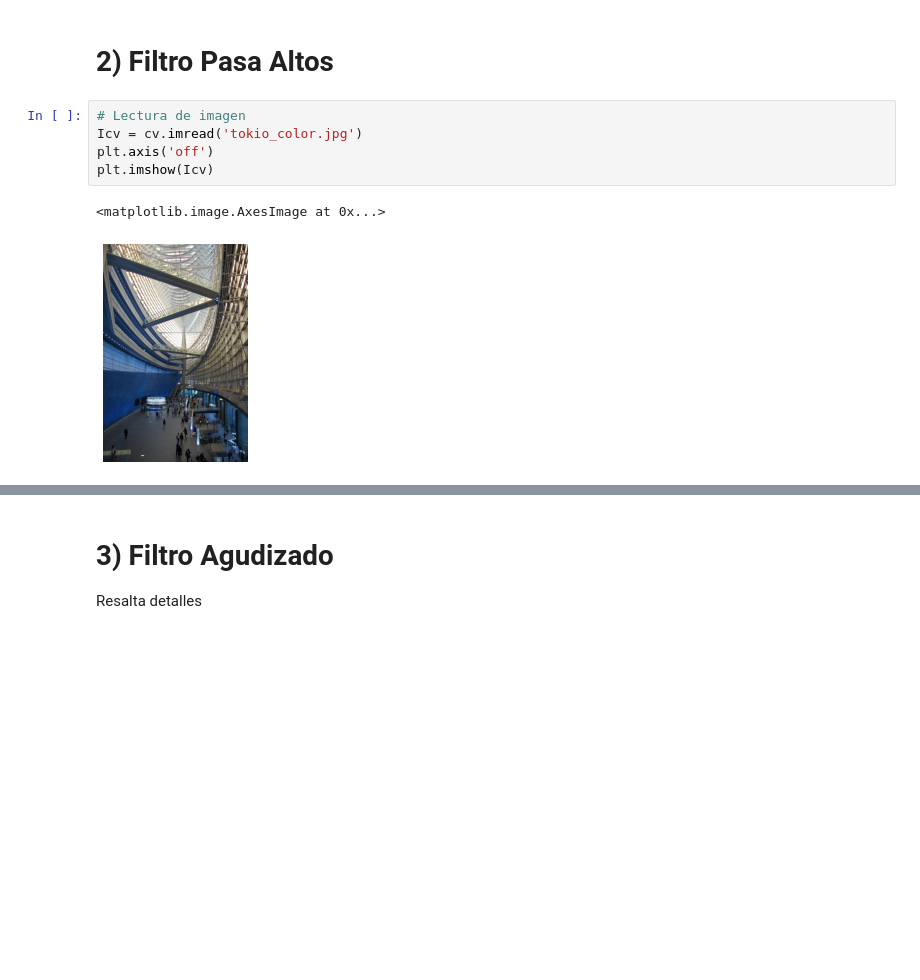
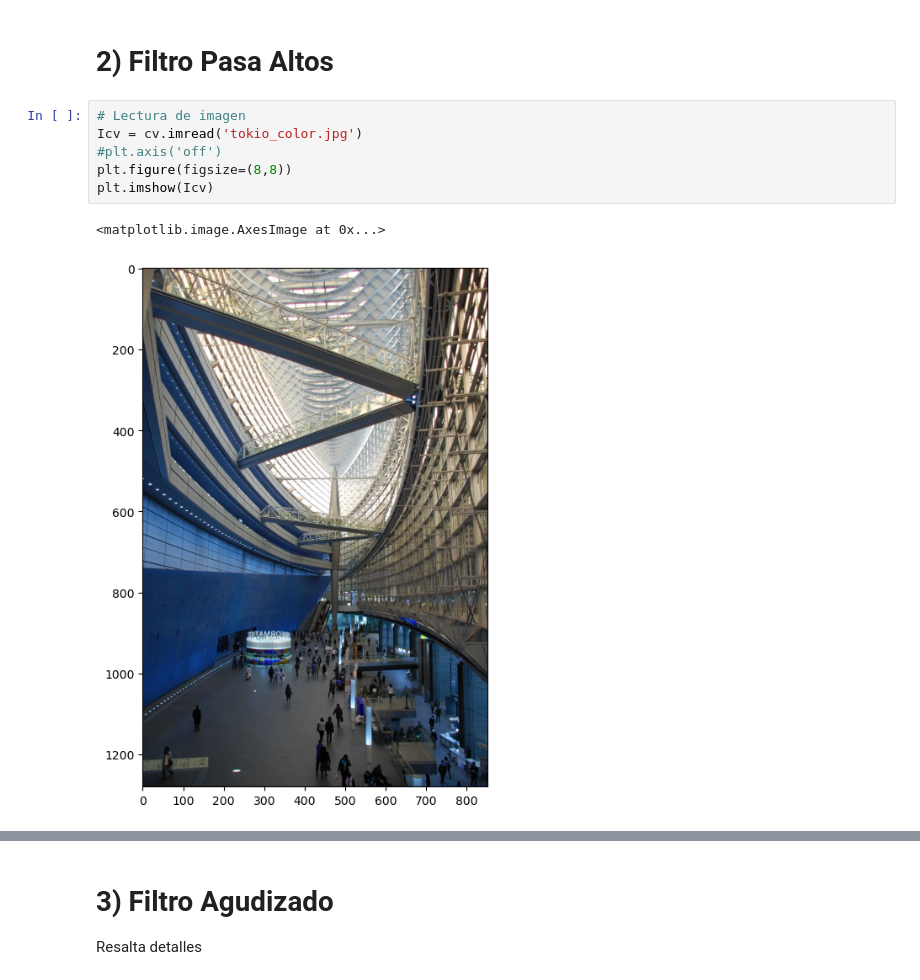
Before and after one commit to joseramoniglesias/EL442_Tratamiento_Senales, a Jupyter notebook: clases/Cap03_Mejoramiento_Espacial/Matlab_Python/TRAT03_Filtros_Mascaras.ipynb, the cells around one changed output, grey strips where cells are left out. Saved outputs shown, nothing was run; the diff lists cells and outputs as text; blank space fills up the shorter version.

```diff
--- a/clases/Cap03_Mejoramiento_Espacial/Matlab_Python/TRAT03_Filtros_Mascaras.ipynb
+++ b/clases/Cap03_Mejoramiento_Espacial/Matlab_Python/TRAT03_Filtros_Mascaras.ipynb
@@ -117,11 +124,12 @@ plt.imshow(Z,cmap='gray')
 # %%
 # Lectura de imagen
 Icv = cv.imread('tokio_color.jpg')
-plt.axis('off')
+#plt.axis('off')
+plt.figure(figsize=(8,8))
 plt.imshow(Icv)
 # %% [output]
 <matplotlib.image.AxesImage at 0x...>
-[figure, old version]
+[figure, new version]
 # %%
 # Conversión a gris
 I = cv.cvtColor(Icv, cv.COLOR_BGR2GRAY)
```
Also changed, not shown: parts of 10 cells of this notebook, 1 other file.
